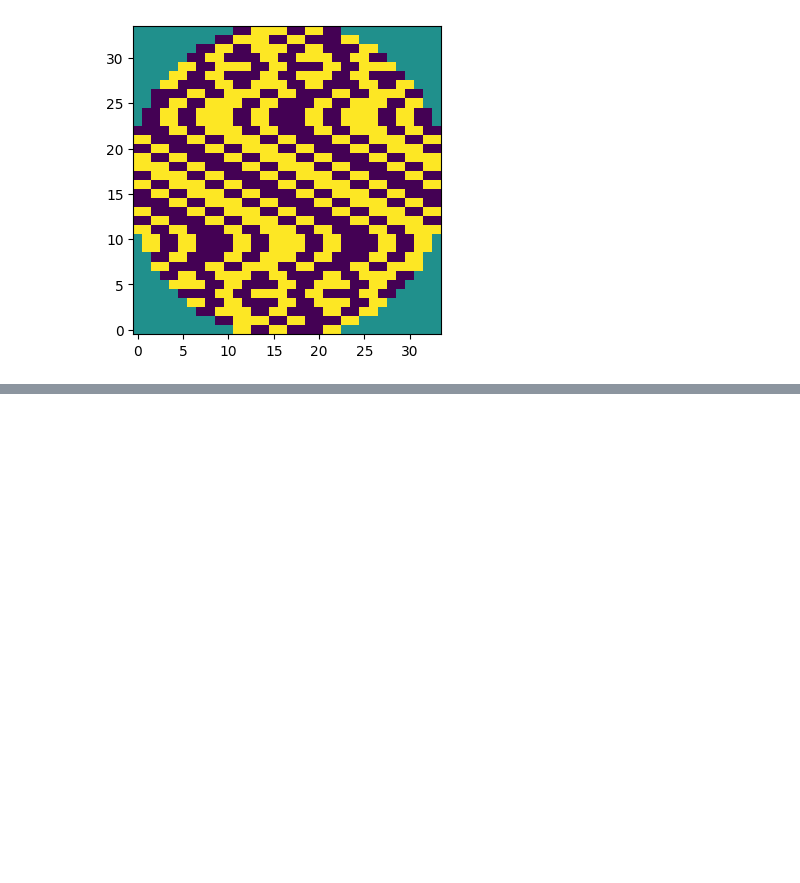
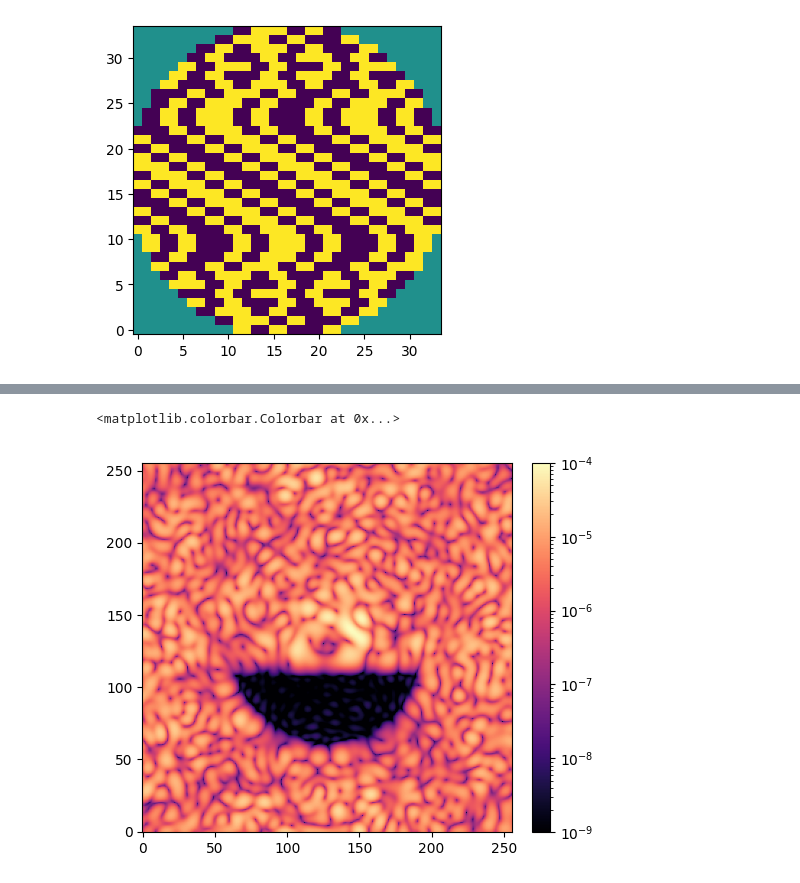
Before and after one commit to zhangderby/scoob-scc, a Jupyter notebook: notebooks_sim/test_scc.ipynb, the cells around one changed output, grey strips where cells are left out. Saved outputs shown, nothing was run; the diff lists cells and outputs as text; code cells hidden in the pictures; blank space fills up the shorter version.

```diff
--- a/notebooks_sim/test_scc.ipynb
+++ b/notebooks_sim/test_scc.ipynb
@@ -131,8 +133,23 @@ plt.colorbar(fraction=0.046, pad=0.04)
 # %%
-cm20 = utils.beta_reg(jacobian.T, -2)
-cm25 = utils.beta_reg(jacobian.T, -2.5)
-cm30 = utils.beta_reg(jacobian.T, -3)
-cm35 = utils.beta_reg(jacobian.T, -3.5)
-cm40 = utils.beta_reg(jacobian.T, -4)
-cm45 = utils.beta_reg(jacobian.T, -4.5)
-cm50 = utils.beta_reg(jacobian.T, -5)
+cmTI = utils.TikhonovInverse(jacobian, rcond=1e-2)
+cm20 = utils.beta_reg(jacobian, -2)
+cm25 = utils.beta_reg(jacobian, -2.5)
+cm30 = utils.beta_reg(jacobian, -3)
+cm35 = utils.beta_reg(jacobian, -3.5)
+cm40 = utils.beta_reg(jacobian, -4)
+cm45 = utils.beta_reg(jacobian, -4.5)
+cm50 = utils.beta_reg(jacobian, -5)
+# %%
+M.reset_dm()
+data = {
+    'images'       : [im_unmod],
+    'commands'     : [xp.zeros((M.Nact,M.Nact))],
+    'pixelscale'   : M.camsci_pxscl_lamD,
+    'control_mask' : control_mask,
+}
+# %%
+reload(utils)
+reload(scc)
+
+data = scc.run(I=M, data=data, control_matrix=cmTI, calibration_modes=control_modes, control_mask=control_mask,
+               scc_reference=ref_scc, shift=27, diam_window=0.17, channel=3, num_iterations=10, gain=0.75, leakage=0.0)
@@ -138,0 +168,6 @@ cm50 = utils.beta_reg(jacobian.T, -5)
+# %%
+plt.imshow(data['images'][-1].get(), cmap='magma', norm='log', vmin=1e-9, vmax=1e-4)
+plt.colorbar(fraction=0.046, pad=0.04)
+# %% [output]
+<matplotlib.colorbar.Colorbar at 0x...>
+[figure, added]
```
Also changed, not shown: parts of 4 cells of this notebook, 1 other file.
